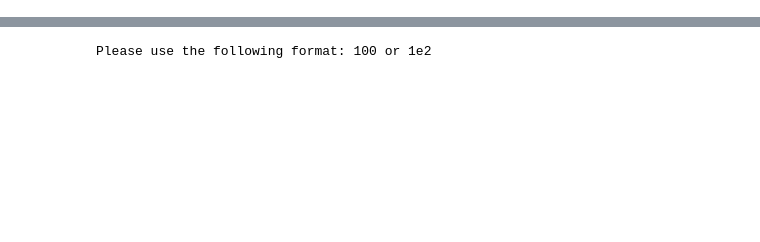
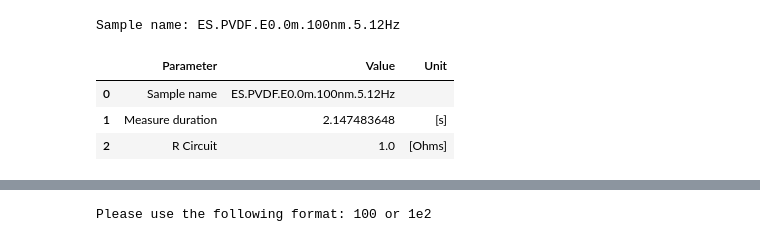
Before and after one commit to Eliott-Sarrey/DispoPiezo, a Jupyter notebook: VsResistance.ipynb, the cells around one changed output, grey strips where cells are left out. Drawn from its saved outputs; the diff is of its cells as text; code cells hidden in the pictures; blank space fills up the shorter version.

```diff
--- a/VsResistance.ipynb
+++ b/VsResistance.ipynb
@@ -6,0 +29,29 @@ Rcircuit = 1
+# %%
+### Print sample name and define folder
+parameters = np.loadtxt('./src/parameters.csv', delimiter=",", comments='#', dtype=str)
+sampleName = parameters[0]
+
+folder = './data/{}/{}_{}/{}/{}h{}/{}/'.format(date.today().strftime('%Y'), date.today().strftime('%m'), date.today().strftime('%B'), date.today().strftime('%d'), str(time.localtime().tm_hour).zfill(2), str(time.localtime().tm_min).zfill(2), sampleName)
+
+print('Sample name: ' + str(sampleName))
+# %% [output]
+Sample name: ES.PVDF.E0.0m.100nm.5.12Hz
+# %%
+### Print parameters
+
+parameters = np.loadtxt('./src/parameters.csv', delimiter=",", comments='#', dtype=str)
+
+measureDuration = float(parameters[1])
+Rcircuit = float(parameters[4])
+
+pd.DataFrame(   np.array([
+                ['Sample name', 'Measure duration', 'R Circuit'],
+                [sampleName, measureDuration, Rcircuit],
+                ['', '[s]', '[Ohms]'] ]).transpose(),
+                columns=['Parameter', 'Value', 'Unit'],
+            )
+# %% [output]
+|  | Parameter | Value | Unit |
+| 0 | Sample name | ES.PVDF.E0.0m.100nm.5.12Hz |  |
+| 1 | Measure duration | 2.147483648 | [s] |
+| 2 | R Circuit | 1.0 | [Ohms] |
```
Also changed, not shown: parts of 7 cells of this notebook, 22 other files.
